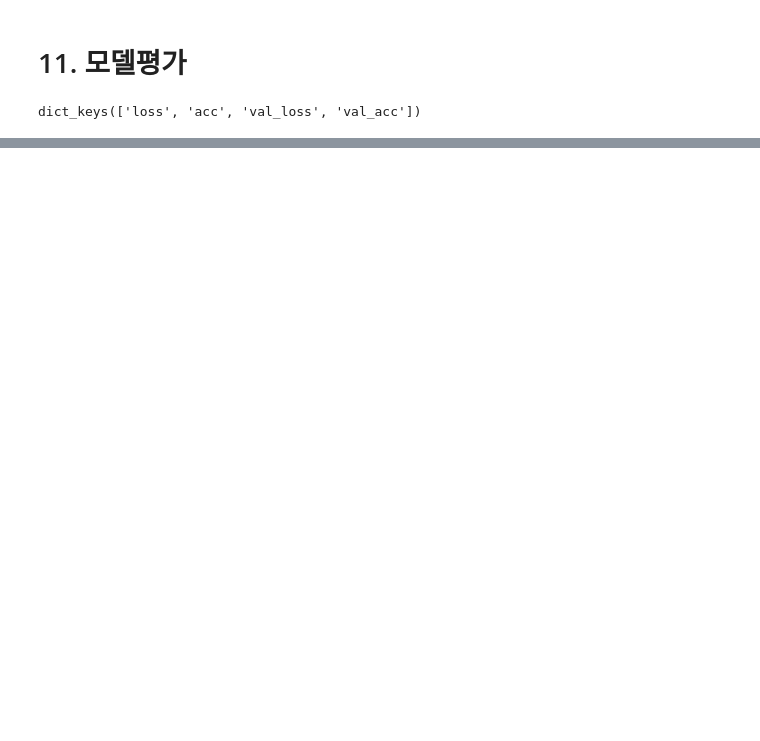
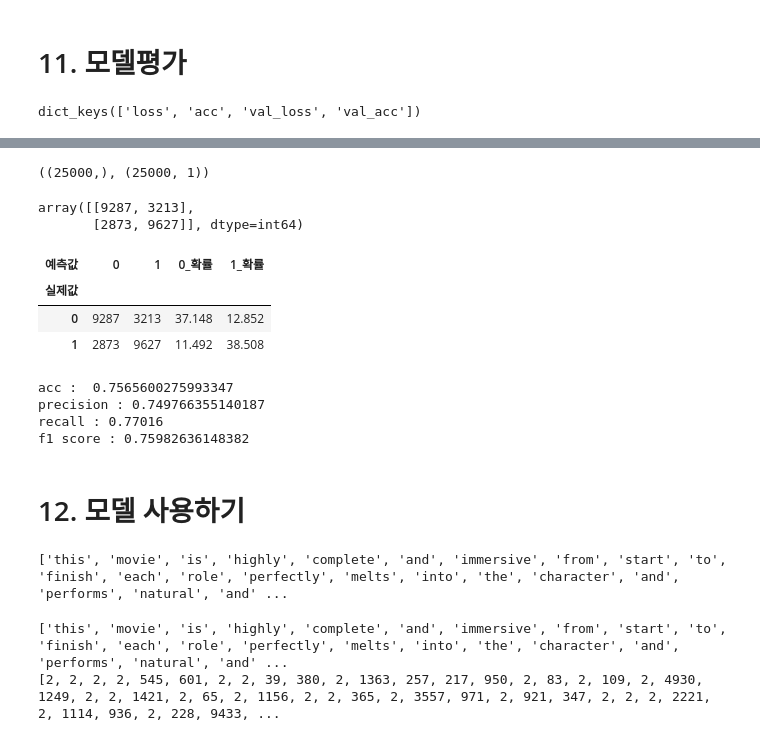
Before and after one commit to huhnam59/Create-repository, a Jupyter notebook: source/07_자연어 처리/ch5_LSTM(영화평감상분석).ipynb, the cells around one changed output, grey strips where cells are left out. Drawn from its saved outputs; the diff is of its cells as text; code cells hidden in the pictures; blank space fills up the shorter version.

```diff
--- a/source/07_자연어 처리/ch5_LSTM(영화평감상분석).ipynb
+++ b/source/07_자연어 처리/ch5_LSTM(영화평감상분석).ipynb
@@ -299,0 +411,6 @@ test의 데이터 정확도 : 0.4986000061035156
+# %%
+# 혼동행렬(교차표, 평가성능지표)
+#y_test # 실제값
+pred = model.predict(X_test)
+y_hat = (pred>0.5).astype(int) # 예측값
+y_hat
@@ -299,0 +426,64 @@ test의 데이터 정확도 : 0.4986000061035156
+# %%
+y_test.shape, y_hat.shape
+# %% [output]
+((25000,), (25000, 1))
+# %%
+# 실제값(1차원)과 예측값(2차원)의 차원이 같지 않아도 됨
+confusion_matrix(y_test, y_hat)
+# %% [output]
+array([[9287, 3213],
+       [2873, 9627]], dtype=int64)
+# %%
+# 실제값과 예측값의 차원이 1차원
+ctab = pd.crosstab(y_test, y_hat.reshape(-1), rownames=['실제값'], colnames=['예측값'])
+ctab['0_확률'] = [ctab.loc[0,0]/25000*100, ctab.loc[1,0]/25000*100]
+ctab['1_확률'] = [ctab.loc[0,1]/25000*100, ctab.loc[1,1]/25000*100]
+ctab
+# %% [output]
+| 예측값 | 0 | 1 | 0_확률 | 1_확률 |
+| 실제값 |  |  |  |  |
+| 0 | 9287 | 3213 | 37.148 | 12.852 |
+| 1 | 2873 | 9627 | 11.492 | 38.508 |
+# %%
+# accuracy, precision, recall, f1_score
+print('acc : ', acc)
+print('precision :', precision_score(y_test, y_hat))
+print('recall :', recall_score(y_test, y_hat))
+print('f1 score :', f1_score(y_test, y_hat))
+# %% [output]
+acc :  0.7565600275993347
+precision : 0.749766355140187
+recall : 0.77016
+f1 score : 0.75982636148382
+# %% [markdown]
+# 12. 모델 사용하기
+# %%
+import re
+review ="""This movie is highly complete and immersive from start to finish.
+Each role perfectly melts into the character and performs natural and persuasive acts.
+The story is solid and the production is smooth, leading the emotional line to suction.
+The combination of visual beauty and music enhances the overall completeness.
+It is a well-made movie in which all elements shine in harmony. ^_^ -.-  :(
+""".lower()
+review = re.sub('[^a-zA-Z0-9\s]', ' ', review)
+review = review.split()
+print(review)
+# %% [output]
+['this', 'movie', 'is', 'highly', 'complete', 'and', 'immersive', 'from', 'start', 'to', 'finish', 'each', 'role', 'perfectly', 'melts', 'into', 'the', 'character', 'and', 'performs', 'natural', 'and' ...
+# %%
+import re
+review ="""This movie is highly complete and immersive from start to finish.
+Each role perfectly melts into the character and performs natural and persuasive acts.
+The story is solid and the production is smooth, leading the emotional line to suction.
+The combination of visual beauty and music enhances the overall completeness.
+It is a well-made movie in which all elements shine in harmony. ^_^ -.-  :(
+""".lower()
+review = re.sub('[^a-zA-Z0-9\s]', ' ', review)
+review = review.split()
+print(review)
+encoded = [1] + [word_to_id.get(r, -1)+3 for r in review]
+encoded = [2 if (e<=30) | (e>10000) else e  for e in encoded] # skip_top 사용시
+print(encoded, len(encoded))
+# %% [output]
+['this', 'movie', 'is', 'highly', 'complete', 'and', 'immersive', 'from', 'start', 'to', 'finish', 'each', 'role', 'perfectly', 'melts', 'into', 'the', 'character', 'and', 'performs', 'natural', 'and' ...
+[2, 2, 2, 2, 545, 601, 2, 2, 39, 380, 2, 1363, 257, 217, 950, 2, 83, 2, 109, 2, 4930, 1249, 2, 2, 1421, 2, 65, 2, 1156, 2, 2, 365, 2, 3557, 971, 2, 921, 347, 2, 2, 2, 2221, 2, 1114, 936, 2, 228, 9433, ...
```
Also changed, not shown: parts of 26 cells of this notebook, 3 other files.
